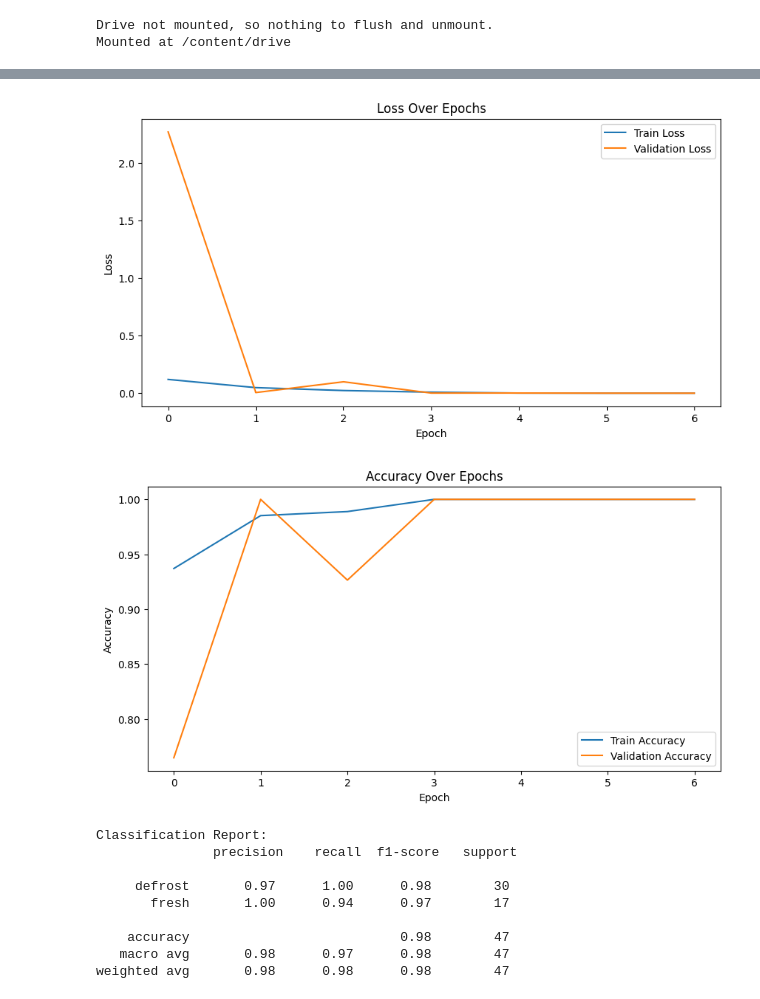
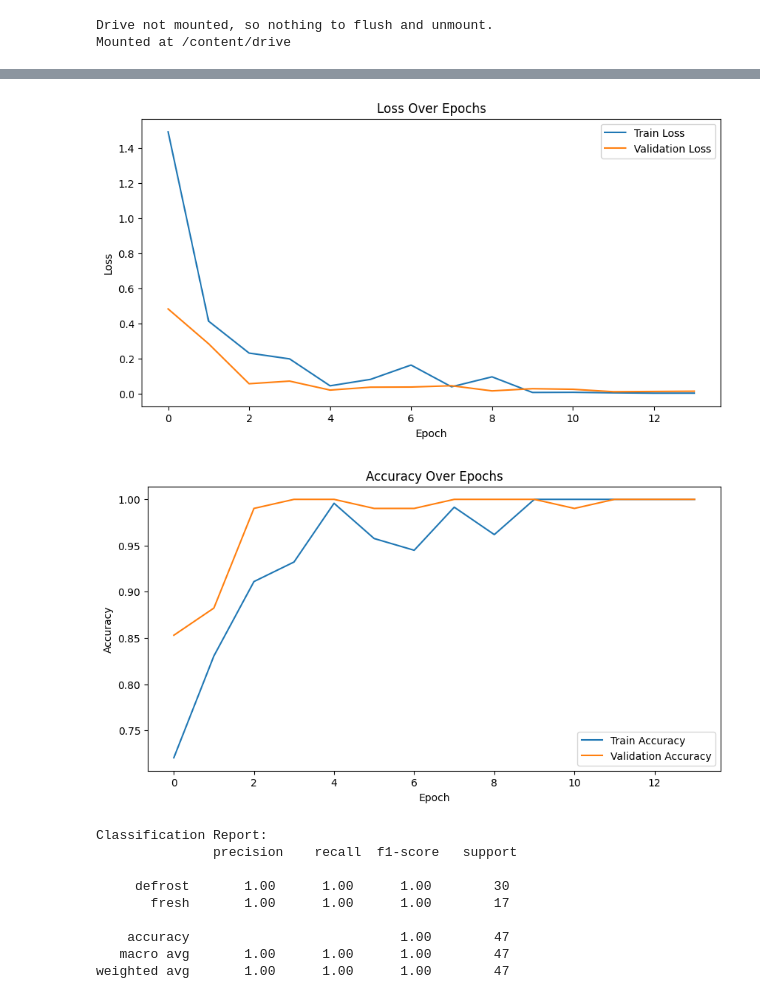
Before and after one commit to realxoman/PoultryInspector, a Jupyter notebook: final.ipynb, the cells around one changed output, grey strips where cells are left out. Saved outputs shown, nothing was run; the diff lists cells and outputs as text; code cells hidden in the pictures.

```diff
--- a/final.ipynb
+++ b/final.ipynb
@@ -105,3 +106,6 @@ Effective Train size (with augmentation per epoch): 8640
+# %%
+# لیست‌ها برای ذخیره مقادیر
+precision_scores, recall_scores, f1_scores, accuracy_scores = [], [], [], []
 # %%
 import torch
 import matplotlib.pyplot as plt
@@ -112,9 +116,19 @@ from torchvision import models
 from sklearn.metrics import classification_report, accuracy_score
 import numpy as np
 
-from torchvision.models import Inception_V3_Weights
+from torchvision.models import ResNet50_Weights, EfficientNet_B0_Weights
 
-model = models.inception_v3(weights=Inception_V3_Weights.IMAGENET1K_V1)
+model = models.resnet50(weights=ResNet50_Weights.IMAGENET1K_V1)
+# تعداد ویژگی‌های خروجی لایه Fully Connected
+# num_ftrs = model.fc.in_features
+
+# # تغییر لایه Fully Connected با اضافه کردن Dropout و Linear
+# model.fc = nn.Sequential(
+#     nn.Dropout(0.3),  # اضافه کردن Dropout با نرخ 0.3
+#     nn.Linear(num_ftrs, len(class_names))  # تغییر تعداد خروجی‌ها به تعداد کلاس‌ها
+# )
+
+
 # model.classifier = nn.Sequential(
 #     nn.Dropout(0.3),  # Dropout برای کاهش overfitting
 #     nn.Linear(num_ftrs, len(class_names))
@@ -123,9 +137,9 @@ model = models.inception_v3(weights=Inception_V3_Weights.IMAGENET1K_V1)
 #     param.requires_grad = False
 
 
-num_ftrs = model.fc.in_features  # تعداد ویژگی‌های لایه Fully Connected
-model.fc = nn.Linear(num_ftrs, len(class_names))  # تغییر تعداد کلاس‌ها
-# model = models.mobilenet_v2(weights=None)
+# num_ftrs = model.fc.in_features  # تعداد ویژگی‌های لایه Fully Connected
+# model.fc = nn.Linear(num_ftrs, len(class_names))  # تغییر تعداد کلاس‌ها
+# model = models.resnet50(weights=None)
 # num_ftrs = model.last_channel  # تعداد ویژگی‌های لایه آخر
 # model.classifier = nn.Sequential(
 #     nn.Dropout(0.2),
@@ -135,11 +149,11 @@ model = model.to('cuda' if torch.cuda.is_available() else 'cpu')  # انتقال
 
 # 2. تعریف loss function و optimizer
 criterion = nn.CrossEntropyLoss()
-optimizer = optim.Adam(model.parameters(), lr=0.001, weight_decay=1e-4)
+optimizer = optim.Adam(model.parameters(), lr=0.0001, weight_decay=1e-4)
 
 
 
-def train_model_with_early_stopping(model, criterion, optimizer, dataloaders, dataset_sizes, num_epochs=20, patience=5, save_path="best_model.pth"):
+def train_model_with_early_stopping(model, criterion, optimizer, dataloaders, dataset_sizes, num_epochs=50, patience=10, save_path="best_model.pth"):
     best_model_wts = model.state_dict()
     best_acc = 0.0
     patience_counter = 0  # شمارنده صبر برای Early Stopping
@@ -260,7 +274,7 @@ model, list_ac = train_model_with_early_stopping(
     optimizer,
     dataloaders,
     dataset_sizes,
-    num_epochs=30,
+    num_epochs=50,
     save_path="best_model_inception.pth"
 )
 
@@ -290,4 +304,37 @@ print("Classification Report:\n", report)
 ConfusionMatrixDisplay.from_predictions(all_labels, all_preds, display_labels=class_names, cmap="Blues")
 plt.title('Confusion Matrix')
 plt.show()
+
+
+
+from sklearn.metrics import precision_score, recall_score, f1_score, accuracy_score
+import seaborn as sns
+import pandas as pd
+
+
+model.eval()
+all_preds = []
+all_labels = []
+
+with torch.no_grad():
+    for inputs, labels in dataloaders['test']:
+        inputs, labels = inputs.to('cuda' if torch.cuda.is_available() else 'cpu'), labels.to('cuda' if torch.cuda.is_available() else 'cpu')
+        outputs = model(inputs)
+        if isinstance(outputs, tuple):
+            outputs = outputs[0]
+        _, preds = torch.max(outputs, 1)
+        all_preds.extend(preds.cpu().numpy())
+        all_labels.extend(labels.cpu().numpy())
+
+# محاسبه مقادیر precision, recall, f1 و accuracy
+precision = precision_score(all_labels, all_preds, average='weighted')
+recall = recall_score(all_labels, all_preds, average='weighted')
+f1 = f1_score(all_labels, all_preds, average='weighted')
+accuracy = accuracy_score(all_labels, all_preds)
+
+# ذخیره مقادیر
+precision_scores.append(precision)
+recall_scores.append(recall)
+f1_scores.append(f1)
+accuracy_scores.append(accuracy)
 # %% [output]
@@ -309,14 +356,14 @@ Early Stopping Counter: 5/5
 Early stopping triggered!
 Model saved to best_model_inception.pth
-[figure, old version]
+[figure, new version]
-[figure, old version]
+[figure, new version]
 Classification Report:
                precision    recall  f1-score   support
 
-     defrost       0.97      1.00      0.98        30
-       fresh       1.00      0.94      0.97        17
+     defrost       1.00      1.00      1.00        30
+       fresh       1.00      1.00      1.00        17
 
-    accuracy                           0.98        47
-   macro avg       0.98      0.97      0.98        47
-weighted avg       0.98      0.98      0.98        47
+    accuracy                           1.00        47
+   macro avg       1.00      1.00      1.00        47
+weighted avg       1.00      1.00      1.00        47
 [figure]
```
Also changed, not shown: parts of 4 cells of this notebook.
